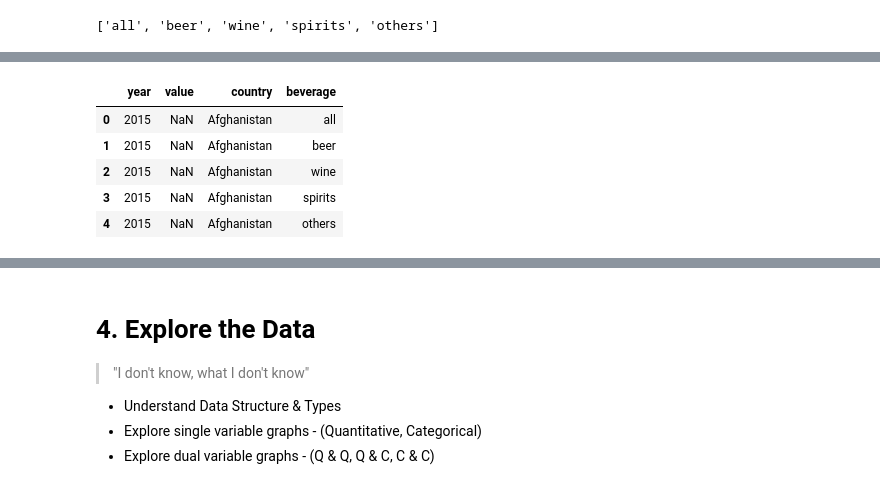
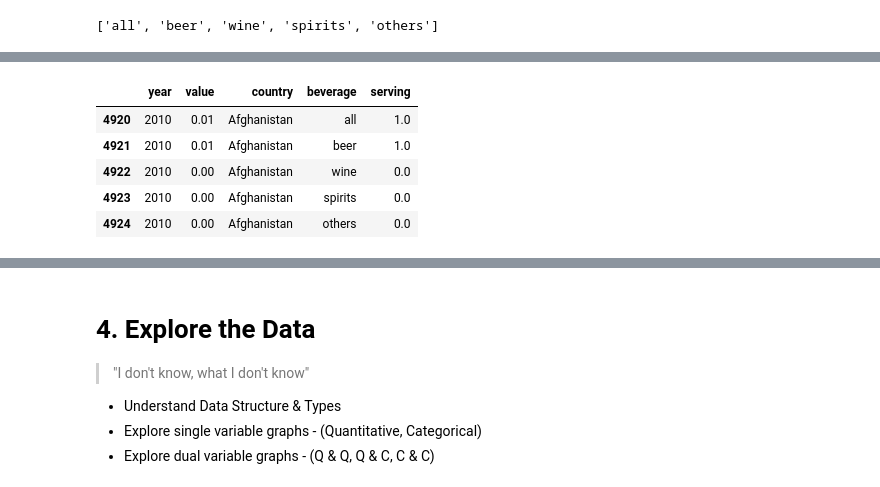
Before and after one commit to amitkaps/DataSciencePython, a Jupyter notebook: drinks.ipynb, the cells around one changed output, grey strips where cells are left out. Cells and saved outputs as stored; diff of their text form; code cells hidden in the pictures.

```diff
--- a/drinks.ipynb
+++ b/drinks.ipynb
@@ -372,0 +414,2 @@ df.beverage = df.beverage.replace(beverage_old, beverage_new)
+# %%
+df['serving'] = round(df['value']/0.018, 0)
@@ -377,13 +429,13 @@ df.beverage = df.beverage.replace(beverage_old, beverage_new)
 
 ![](img/subsetrows.png)
 # %%
-df2015 = df[df.year == 2015]
+df2010 = df[df.year == 2010]
 # %%
-df2015.head()
+df2010.head()
 # %% [output]
-|  | year | value | country | beverage |
-| 0 | 2015 | NaN | Afghanistan | all |
-| 1 | 2015 | NaN | Afghanistan | beer |
-| 2 | 2015 | NaN | Afghanistan | wine |
-| 3 | 2015 | NaN | Afghanistan | spirits |
-| 4 | 2015 | NaN | Afghanistan | others |
+|  | year | value | country | beverage | serving |
+| 4920 | 2010 | 0.01 | Afghanistan | all | 1.0 |
+| 4921 | 2010 | 0.01 | Afghanistan | beer | 1.0 |
+| 4922 | 2010 | 0.00 | Afghanistan | wine | 0.0 |
+| 4923 | 2010 | 0.00 | Afghanistan | spirits | 0.0 |
+| 4924 | 2010 | 0.00 | Afghanistan | others | 0.0 |
```
Also changed, not shown: parts of 20 cells of this notebook, 2 other files.
